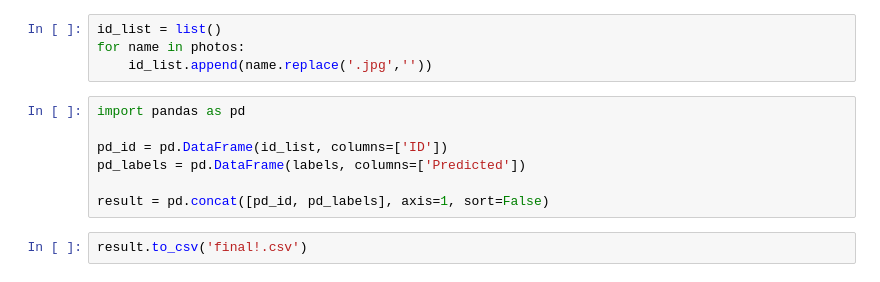
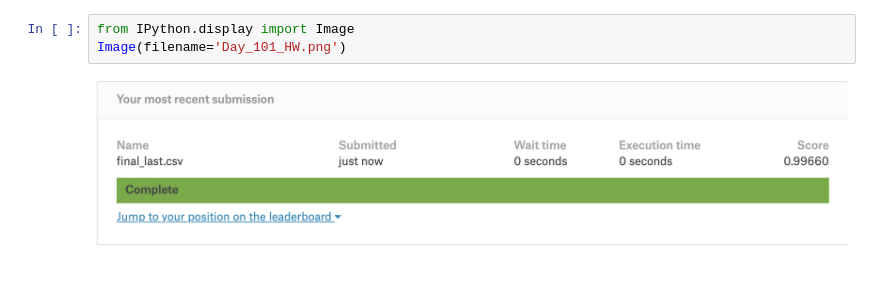
Before and after one commit to Chenyu-Tsai/2nd-ML100Days, a Jupyter notebook: homework/Day_101_HW.ipynb, the cells around one changed output. Cells and saved outputs as stored; diff of their text form.

```diff
--- a/homework/Day_101_HW.ipynb
+++ b/homework/Day_101_HW.ipynb
@@ -297,13 +1,5 @@ predict_dogncat(folder)
-# %%
-id_list = list()
-for name in photos:
-    id_list.append(name.replace('.jpg',''))
-# %%
-import pandas as pd
-
-pd_id = pd.DataFrame(id_list, columns=['ID'])
-pd_labels = pd.DataFrame(labels, columns=['Predicted'])
-
-result = pd.concat([pd_id, pd_labels], axis=1, sort=False)
-# %%
-result.to_csv('final!.csv')
+# %%
+from IPython.display import Image
+Image(filename='Day_101_HW.png')
+# %% [output]
+[figure, added]
```
Also changed, not shown: parts of 7 cells of this notebook, 1 other file.
